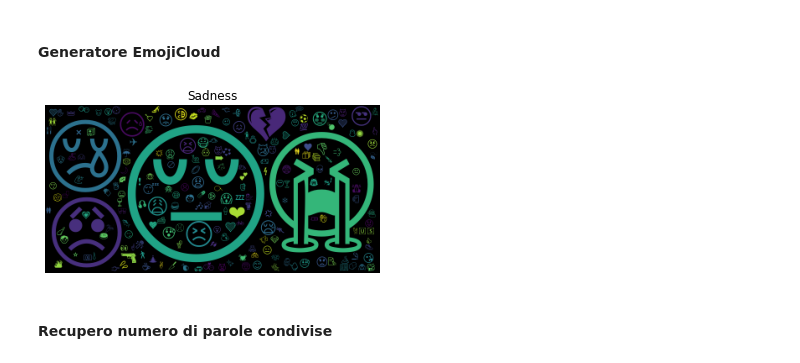
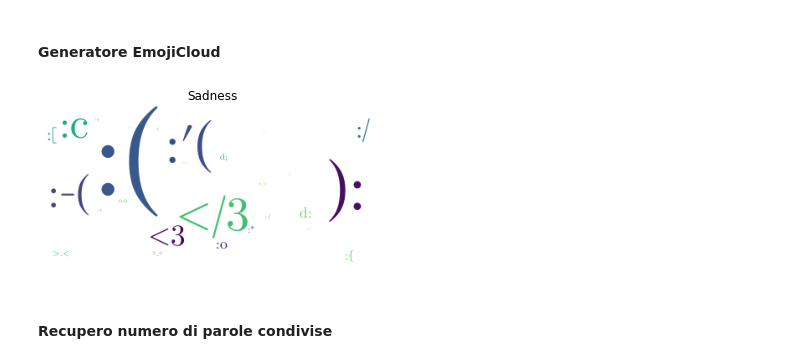
Before and after one commit to Fazzaa/tweet_analysis, a Jupyter notebook: graph.ipynb, the cells around one changed output. Saved outputs shown, nothing was run; the diff lists cells and outputs as text; code cells hidden in the pictures.

```diff
--- a/graph.ipynb
+++ b/graph.ipynb
@@ -122,15 +120,15 @@ get_tokens_and_frequency_mongodb('emoticons', "joy", 10)
 # %%
 def generate_emojicloud_mongodb(sentiment, type):
     frequencies = get_tokens_and_frequency_mongodb(type, sentiment)
-    wordcloud = WordCloud(font_path='./Symbola.otf').generate_from_frequencies(frequencies)
+    wordcloud = WordCloud(font_path='./Symbola.otf', background_color="white").generate_from_frequencies(frequencies)
     plt.imshow(wordcloud)
     plt.axis("off")
     plt.title(sentiment.capitalize())
     plt.show()
 
-generate_emojicloud_mongodb("sadness", 'emojis')
+generate_emojicloud_mongodb("sadness", 'emoticons')
 # %% [output]
-[figure, old version]
+[figure, new version]
 # %% [markdown]
 #### Recupero numero di parole condivise
 # %%
```
Also changed, not shown: parts of 16 cells of this notebook, 8 other files.
